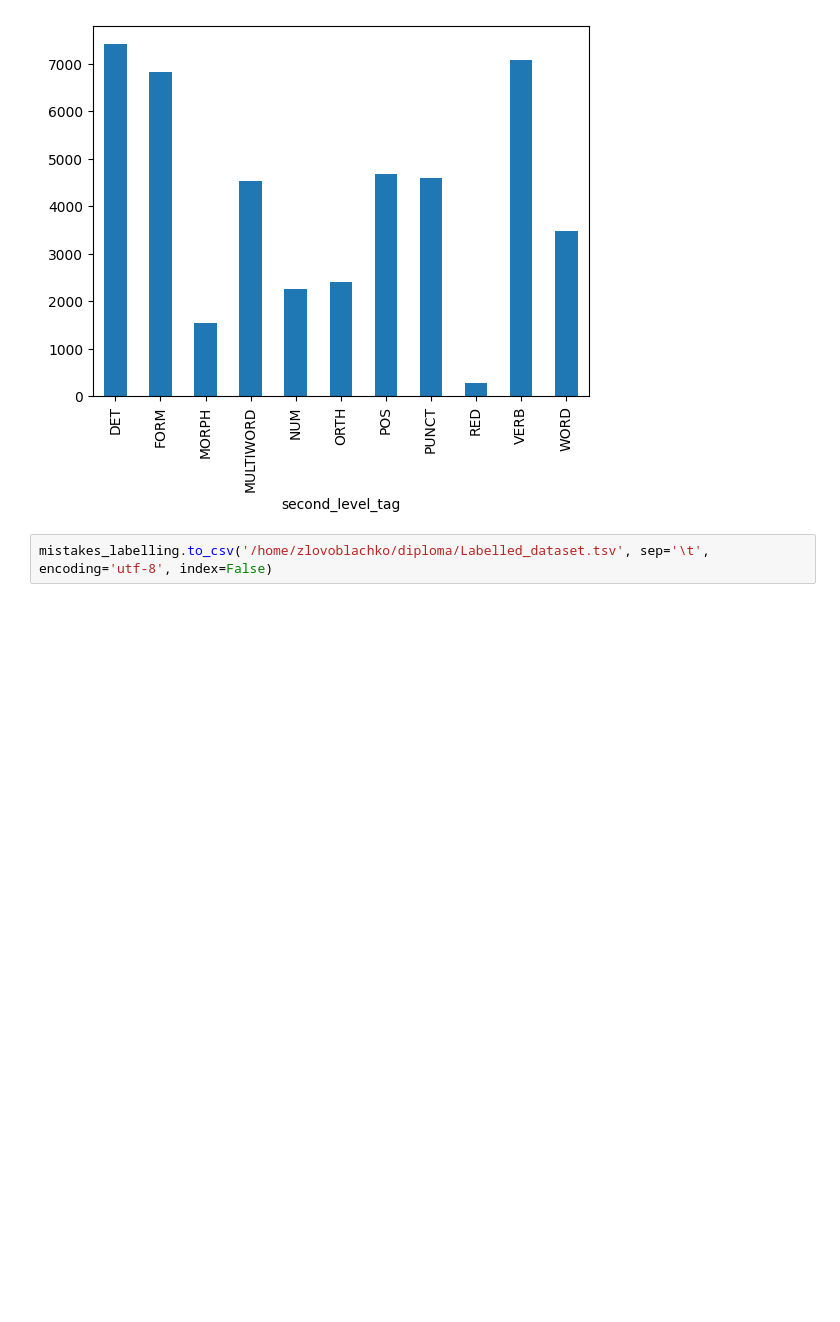
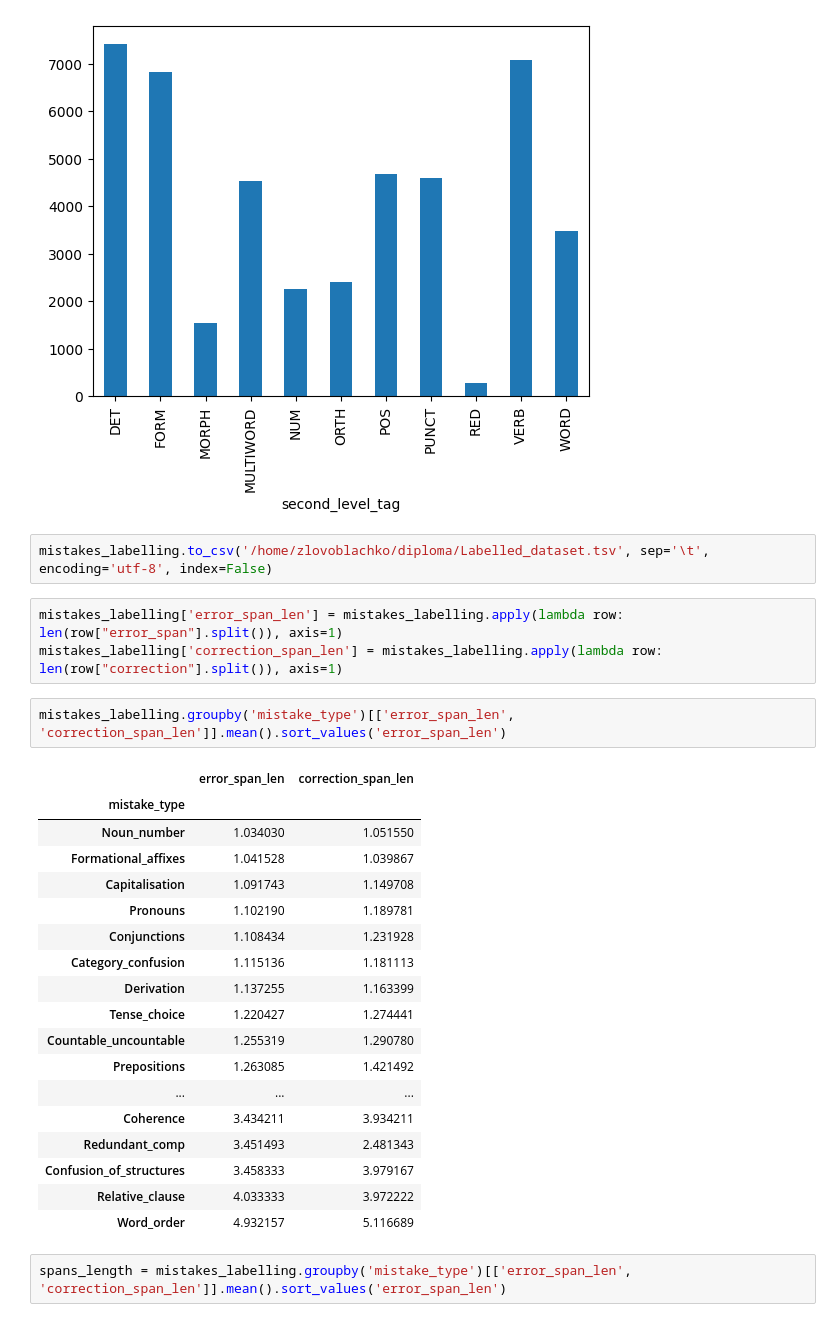
Before and after one commit to harlamovads/GD_correction_diploma, a Jupyter notebook: data_preparation/error_grouping.ipynb, the cells around one changed output. Saved outputs shown, nothing was run; the diff lists cells and outputs as text; blank space fills up the shorter version.

```diff
--- a/data_preparation/error_grouping.ipynb
+++ b/data_preparation/error_grouping.ipynb
@@ -511,3 +511,29 @@ mistakes_labelling.groupby('second_level_tag').size().plot(kind='bar')
 [figure]
 # %%
 mistakes_labelling.to_csv('/home/zlovoblachko/diploma/Labelled_dataset.tsv', sep='\t', encoding='utf-8', index=False)
+# %%
+mistakes_labelling['error_span_len'] = mistakes_labelling.apply(lambda row: len(row["error_span"].split()), axis=1)
+mistakes_labelling['correction_span_len'] = mistakes_labelling.apply(lambda row: len(row["correction"].split()), axis=1)
+# %%
+mistakes_labelling.groupby('mistake_type')[['error_span_len', 'correction_span_len']].mean().sort_values('error_span_len')
+# %% [output]
+|  | error_span_len | correction_span_len |
+| mistake_type |  |  |
+| Noun_number | 1.034030 | 1.051550 |
+| Formational_affixes | 1.041528 | 1.039867 |
+| Capitalisation | 1.091743 | 1.149708 |
+| Pronouns | 1.102190 | 1.189781 |
+| Conjunctions | 1.108434 | 1.231928 |
+| Category_confusion | 1.115136 | 1.181113 |
+| Derivation | 1.137255 | 1.163399 |
+| Tense_choice | 1.220427 | 1.274441 |
+| Countable_uncountable | 1.255319 | 1.290780 |
+| Prepositions | 1.263085 | 1.421492 |
+| ... | ... | ... |
+| Coherence | 3.434211 | 3.934211 |
+| Redundant_comp | 3.451493 | 2.481343 |
+| Confusion_of_structures | 3.458333 | 3.979167 |
+| Relative_clause | 4.033333 | 3.972222 |
+| Word_order | 4.932157 | 5.116689 |
+# %%
+spans_length = mistakes_labelling.groupby('mistake_type')[['error_span_len', 'correction_span_len']].mean().sort_values('error_span_len')
```
Also changed, not shown: parts of 2 cells of this notebook.
